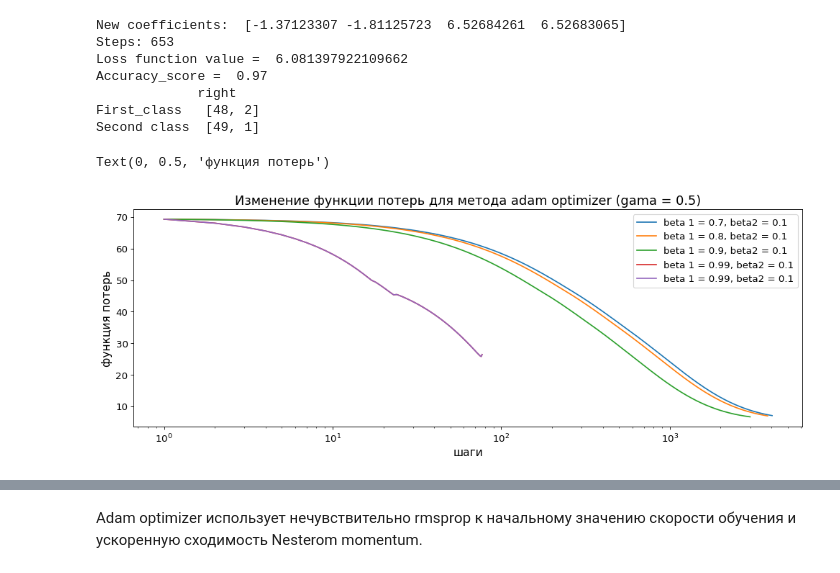
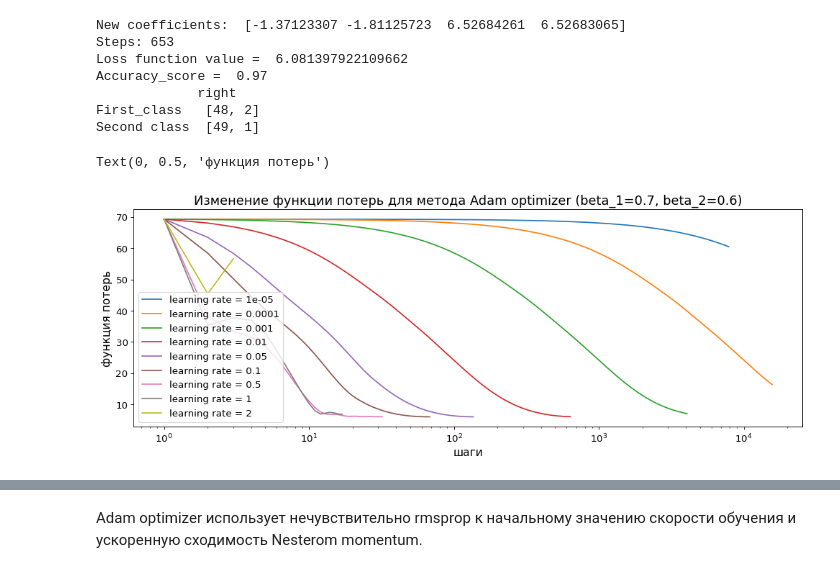
Before and after one commit to xbbt/Netology_DS_course, a Jupyter notebook: ML_intro/loss_function_and_optimization/Optimization homework.ipynb, the cells around one changed output, grey strips where cells are left out. Drawn from its saved outputs; the diff is of its cells as text; code cells hidden in the pictures.

Commit message:
reduce verosity in adam optimizer visualisation, optimization homework

```diff
--- a/ML_intro/loss_function_and_optimization/Optimization homework.ipynb
+++ b/ML_intro/loss_function_and_optimization/Optimization homework.ipynb
@@ -506,19 +506,14 @@ First_class   [48, 2]
 Second class  [49, 1]
 # %%
 fig = plt.figure(figsize=(15, 5), dpi=80)
-plt.title('Изменение функции потерь для метода adam optimizer (gama = 0.5)')
-for b1 in [0.7, 0.8, 0.9, 0.99, 0.99]:
-    for b2 in [0.1]:
-        a_new, gd_losses = gd_adam(learning_rate= 1e-3, beta_1=b1, beta_2=b2)
-        plt.plot(
-            list(range(1, len(gd_losses)+1)),
-            gd_losses,
-            label = 'beta 1 = ' + str(b1) + ', beta2 = ' + str(b2)
-        )
+plt.title('Изменение функции потерь для метода Adam optimizer (beta_1=0.7, beta_2=0.6)')
+for lr in [1e-5, 1e-4,0.001, 0.01, 0.05, 0.1, 0.5, 1, 2]:
+    a_new, gd_losses = gd_adam(learning_rate=lr, beta_1=0.7, beta_2=0.6)
+    plt.plot(list(range(1, len(gd_losses)+1)), gd_losses, label = 'learning rate = ' + str(lr))
 plt.legend()
 plt.semilogx()
 plt.xlabel("шаги")
 plt.ylabel("функция потерь")
 # %% [output]
 Text(0, 0.5, 'функция потерь')
-[figure, old version]
+[figure, new version]
```
Also changed, not shown: parts of 4 cells of this notebook.
